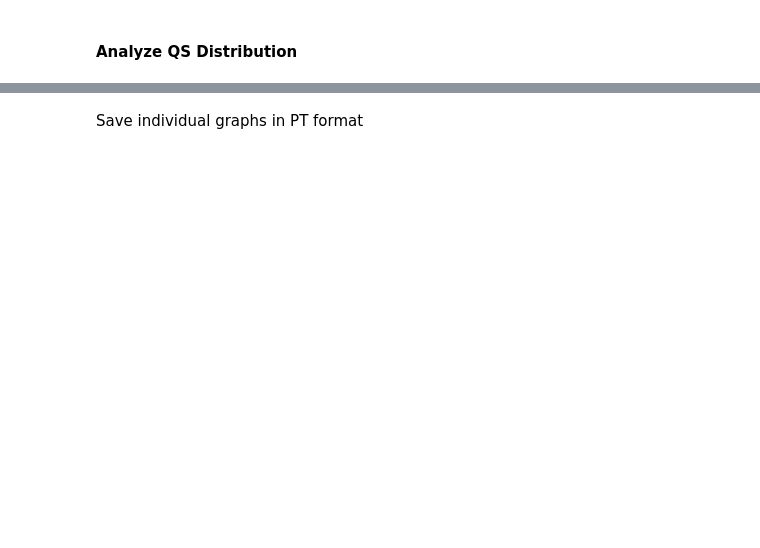
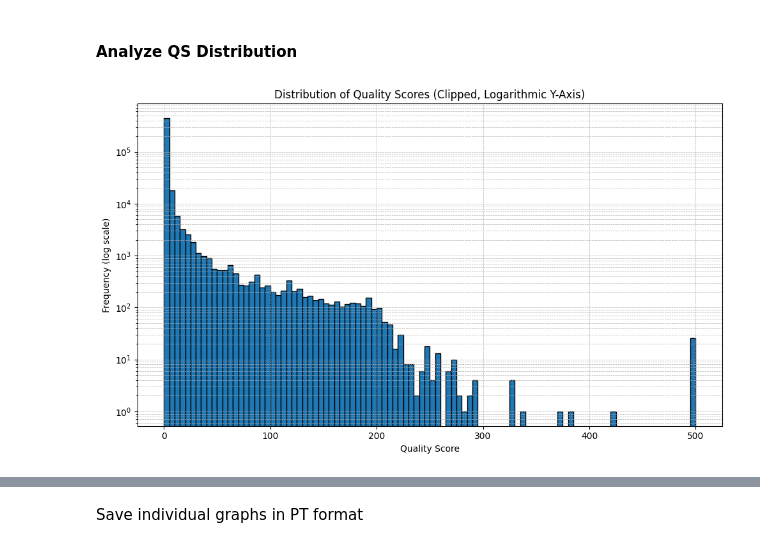
Before and after one commit to mihirtakalkar/additivemodels, a Jupyter notebook: notebooks/preprocessing/full_dataset_converter.ipynb, the cells around one changed output, grey strips where cells are left out. Drawn from its saved outputs; the diff is of its cells as text; code cells hidden in the pictures; blank space fills up the shorter version.

Commit message:
Added better visualizations.

```diff
--- a/notebooks/preprocessing/full_dataset_converter.ipynb
+++ b/notebooks/preprocessing/full_dataset_converter.ipynb
@@ -45,23 +46,15 @@ def build_edge_index(faces):
 # %%
 import json
 import matplotlib.pyplot as plt
+import numpy as np
 
-# Load JSON data
 def load_json(file_path):
     with open(file_path, 'r') as f:
         data = json.load(f)
     return data
 
-# Extract QS values
+# Extract QS values with clipping between 0 and 500
 def extract_qs(data):
-    return list(data.values())
-
-# Plot distribution of QS
-def plot_qs_distribution(qs_values):
-    plt.figure(figsize=(10, 6))
-    plt.hist(qs_values, bins=10, edgecolor='k', alpha=0.7)
-    plt.title('Distribution of Quality Scores (QS)', fontsize=16)
-    plt.xlabel('QS Value', fontsize=14)
-    plt.ylabel('Frequency', fontsize=14)
-    plt.grid(True, alpha=0.5)
-    plt.show()
+    qs_values = np.array([float(value) for value in data.values()])
+    qs_values = np.clip(qs_values, 0, 500)
+    return qs_values
@@ -72,0 +61,23 @@ qs_values = extract_qs(data)
+# %%
+# Plot Log Scale
+def plot_qs_distribution_log_y(qs_values):
+    min_qs = 0
+    max_qs = 500
+    bins = 100  # Adjust as needed
+
+    plt.figure(figsize=(10, 6))
+    plt.hist(qs_values, bins=bins, range=(min_qs, max_qs), edgecolor='black')
+    plt.xlabel('Quality Score')
+    plt.ylabel('Frequency (log scale)')
+    plt.title('Distribution of Quality Scores (Clipped, Logarithmic Y-Axis)')
+    plt.yscale('log')  # Set y-axis to logarithmic scale
+    plt.grid(True, which='both', linestyle='--', linewidth=0.5)
+    plt.tight_layout()
+    plt.show()
+
+file_path = '../../data/labels/stl.json'
+data = load_json(file_path)
+qs_values = extract_qs(data)
+plot_qs_distribution_log_y(qs_values)
+# %% [output]
+[figure, added]
```
Also changed, not shown: parts of 6 cells of this notebook.
